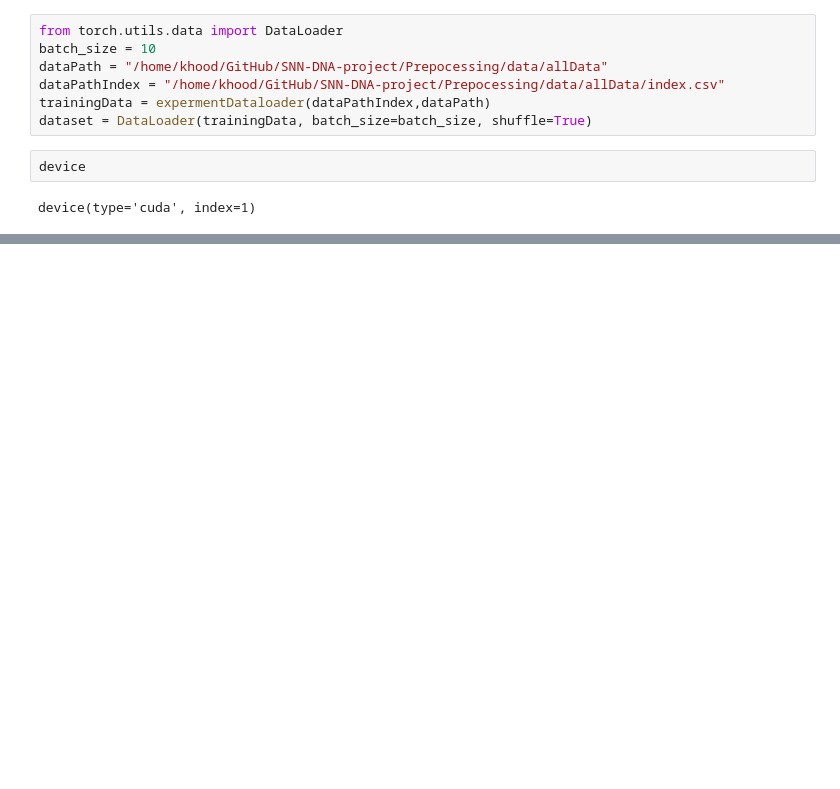
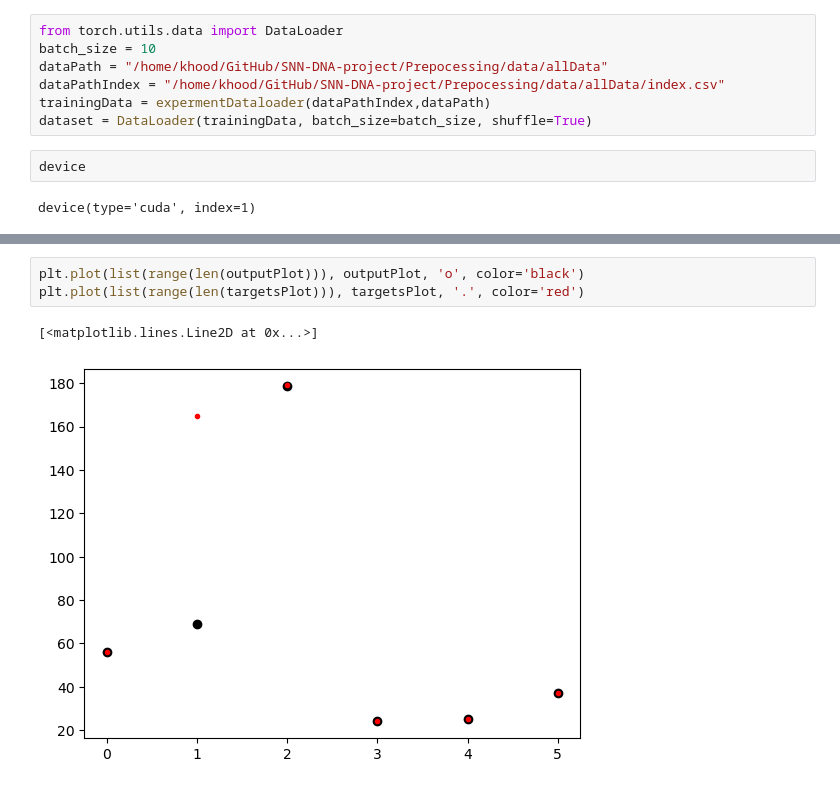
Before and after one commit to khood5/SNN-DNA-project, a Jupyter notebook: classicApproch.ipynb, the cells around one changed output, grey strips where cells are left out. Saved outputs shown, nothing was run; the diff lists cells and outputs as text; blank space fills up the shorter version.

```diff
--- a/classicApproch.ipynb
+++ b/classicApproch.ipynb
@@ -139,0 +165,6 @@ RuntimeError: Expected all tensors to be on the same device, but found at least
+# %%
+plt.plot(list(range(len(outputPlot))), outputPlot, 'o', color='black')
+plt.plot(list(range(len(targetsPlot))), targetsPlot, '.', color='red')
+# %% [output]
+[<matplotlib.lines.Line2D at 0x...>]
+[figure, added]
```
Also changed, not shown: parts of 6 cells of this notebook.
